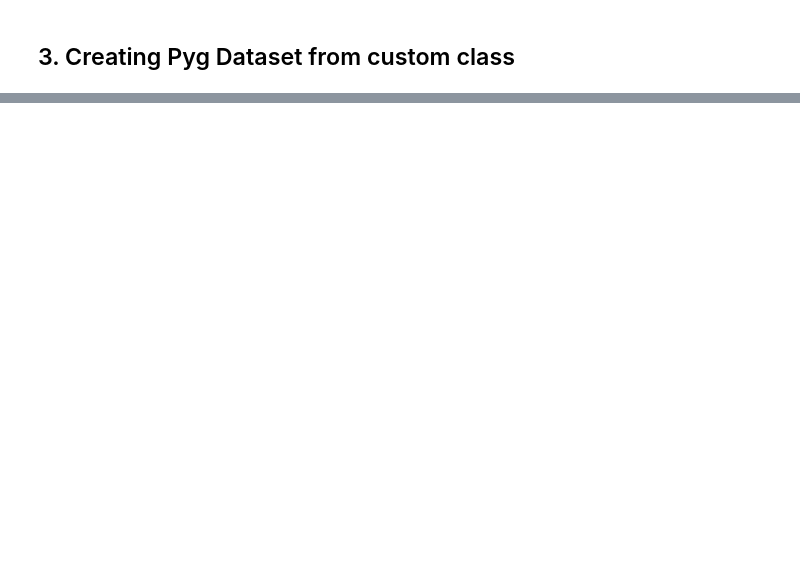
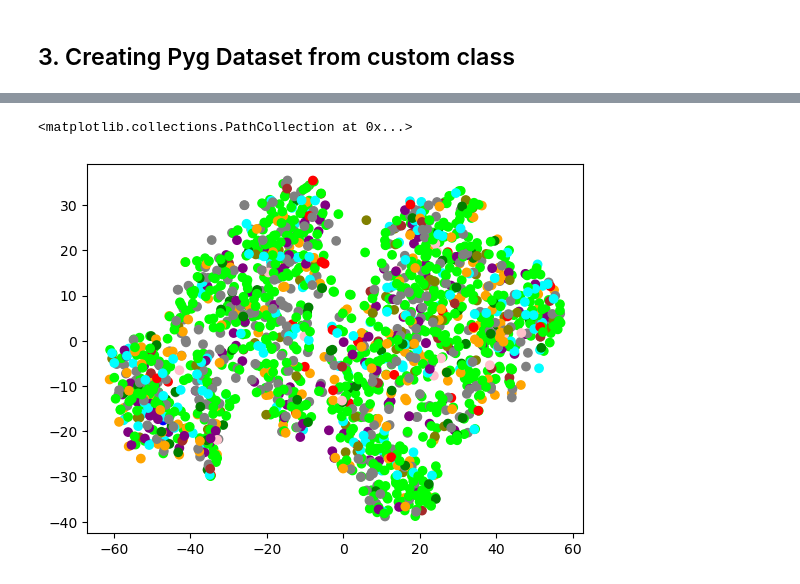
Before and after one commit to Faskill/GNN-book, a Jupyter notebook: GNN_book.ipynb, the cells around one changed output, grey strips where cells are left out. Saved outputs shown, nothing was run; the diff lists cells and outputs as text; code cells hidden in the pictures; blank space fills up the shorter version.

```diff
--- a/GNN_book.ipynb
+++ b/GNN_book.ipynb
@@ -436,0 +491,3 @@ class MyOwnDataset(InMemoryDataset):
+# %%
+social_graph = nx.read_adjlist('data/adjacency_list_.txt')
+nx.set_node_attributes(social_graph, node_attributes)
@@ -436,0 +564,16 @@ class MyOwnDataset(InMemoryDataset):
+# %%
+
+
+dataset = MyOwnDataset('')
+data = dataset[0]
+
+print()
+print(data)
+print('===========================================================================================================')
+
+print(f'Number of nodes: {data.num_nodes}')
+print(f'Number of edges: {data.num_edges}')
+print(f'Average node degree: {data.num_edges / data.num_nodes:.2f}')
+print(f'Contains isolated nodes: {data.contains_isolated_nodes()}')
+print(f'Contains self-loops: {data.contains_self_loops()}')
+print(f'Is undirected: {data.is_undirected()}')
@@ -436,0 +663,15 @@ class MyOwnDataset(InMemoryDataset):
+# %%
+
+model = SimpleGNN()
+embedding, out = model(data)
+
+color_list = ["red", "orange", "green", "blue", "purple", "brown", "pink", "gray", "olive", "cyan", "lime"]
+colors = []
+colors += [color_list[y] for y in data.y.detach().numpy()]
+
+xs, ys = zip(*TSNE().fit_transform(embedding.detach().numpy()))
+
+plt.scatter(xs, ys, c=colors)
+# %% [output]
+<matplotlib.collections.PathCollection at 0x...>
+[figure, added]
```
Also changed, not shown: parts of 45 cells of this notebook, 6 other files.
